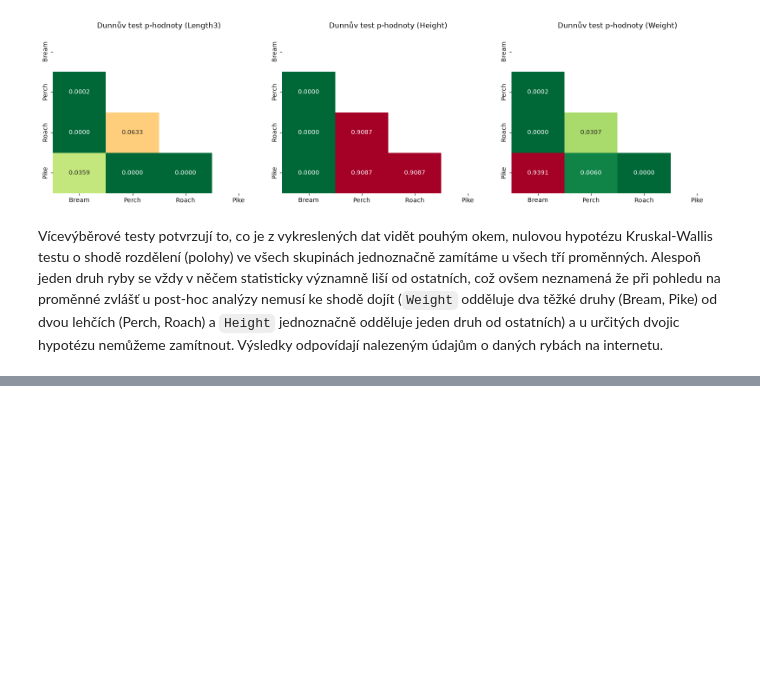
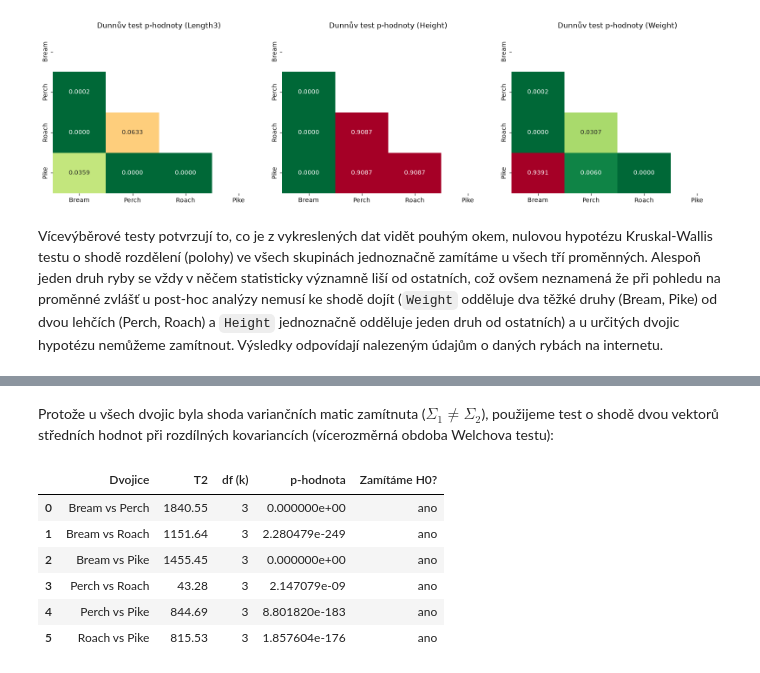
Before and after one commit to ondriasma/msm_02, a Jupyter notebook: main_fish.ipynb, the cells around one changed output, grey strips where cells are left out. Drawn from its saved outputs; the diff is of its cells as text; code cells hidden in the pictures; blank space fills up the shorter version.

```diff
--- a/main_fish.ipynb
+++ b/main_fish.ipynb
@@ -356,0 +416,42 @@ Vícevýběrové testy potvrzují to, co je z vykreslených dat vidět pouhým o
+# %% [markdown]
+Protože u všech dvojic byla shoda variančních matic zamítnuta ($\Sigma_1 \ne \Sigma_2$), použijeme test o shodě dvou vektorů středních hodnot při rozdílných kovariancích (vícerozměrná obdoba Welchova testu):
+# %%
+from scipy.stats import chi2
+
+def mean_value_equality(data1, data2):
+    n1, k = data1.shape
+    n2, _ = data2.shape
+    x1_bar, x2_bar = data1.mean(axis=0), data2.mean(axis=0)
+    S1 = np.cov(data1, rowvar=False) # korigovaná výběrová matice (ddof=1)
+    S2 = np.cov(data2, rowvar=False)
+    diff = x1_bar - x2_bar
+    Sigma_hat = S1 / n1 + S2 / n2
+    T2 = diff @ np.linalg.solve(Sigma_hat, diff)
+    p_value = chi2.sf(T2, df=k)
+    return T2, k, p_value
+
+
+results_p06 = []
+for sp1, sp2 in combinations(classes, 2):
+    d1, d2 = groups_dict[sp1], groups_dict[sp2]
+
+    T2_diff, df_k, p_t2_diff = mean_value_equality(d1, d2)
+
+    results_p06.append({
+        'Dvojice': f'{sp1} vs {sp2}',
+        'T2': round(T2_diff, 2),
+        'df (k)': df_k,
+        'p-hodnota': p_t2_diff,
+        'Zamítáme H0?': 'ano' if p_t2_diff < 0.05 else 'ne'
+    })
+
+df_hotelling_diff = pd.DataFrame(results_p06)
+display(df_hotelling_diff)
+# %% [output]
+|  | Dvojice | T2 | df (k) | p-hodnota | Zamítáme H0? |
+| 0 | Bream vs Perch | 1840.55 | 3 | 0.000000e+00 | ano |
+| 1 | Bream vs Roach | 1151.64 | 3 | 2.280479e-249 | ano |
+| 2 | Bream vs Pike | 1455.45 | 3 | 0.000000e+00 | ano |
+| 3 | Perch vs Roach | 43.28 | 3 | 2.147079e-09 | ano |
+| 4 | Perch vs Pike | 844.69 | 3 | 8.801820e-183 | ano |
+| 5 | Roach vs Pike | 815.53 | 3 | 1.857604e-176 | ano |
```
Also changed, not shown: parts of 11 cells of this notebook.
